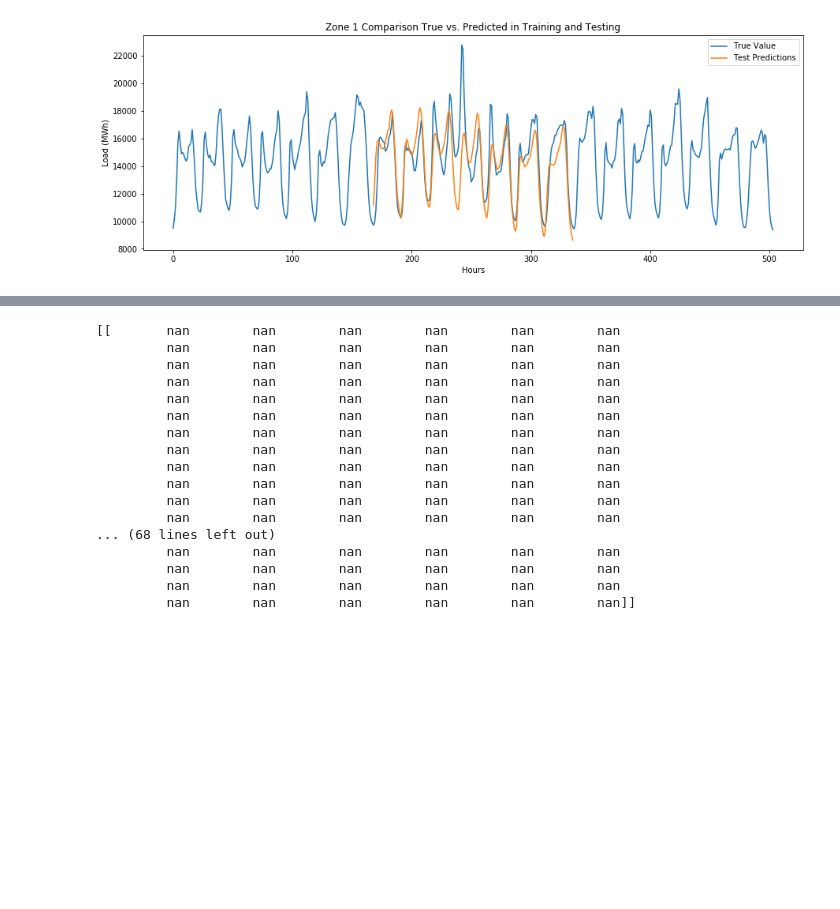
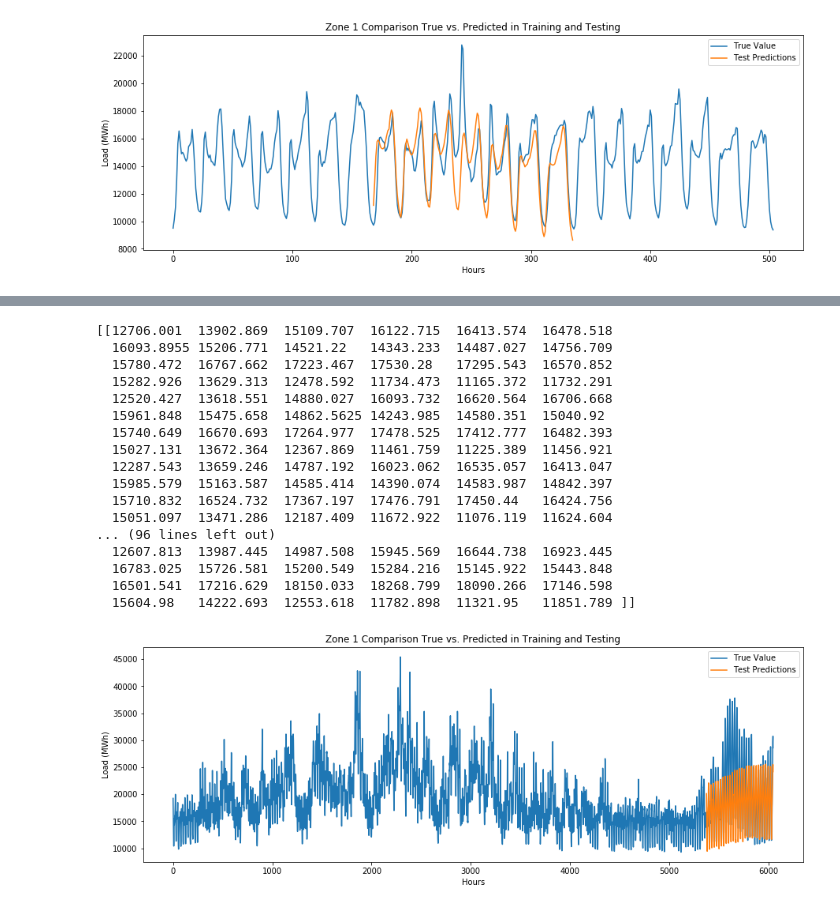
Before and after one commit to Pedromacedo41/MAP573, a Jupyter notebook: src/Raphael/LSTM-Bidirectional.ipynb, the cells around one changed output, grey strips where cells are left out. Drawn from its saved outputs; the diff is of its cells as text; code cells hidden in the pictures; blank space fills up the shorter version.

Commit message:
new bidir & ari results

```diff
--- a/src/Raphael/LSTM-Bidirectional.ipynb
+++ b/src/Raphael/LSTM-Bidirectional.ipynb
@@ -103,9 +109,9 @@ def create_model_nstep(train_X, train_Y, window_size = 1, nstep = 1):
 
     return(vanilla_rnn)
 # %%
-window_size, nstep =  24 * 7 * 4, 24 * 7
-train_X, train_Y = create_dataset_nstep_train(train, window_size, nstep)
-test_X, test_Y = create_dataset_nstep_test(test, window_size, nstep)
+window_size, nstep =  24 * 7 * 32, 24 * 7 * 4
+train_X, train_Y = create_dataset_nstep(train, window_size, nstep)
+test_X, test_Y = create_dataset_nstep(test, window_size, nstep)
 
 train_X = np.reshape(train_X, (train_X.shape[0], 1, train_X.shape[1]))
 test_X = np.reshape(test_X, (test_X.shape[0], 1, test_X.shape[1]))
@@ -115,6 +121,6 @@ SVG(model_to_dot(vanilla_rnn, show_shapes=True).create(prog='dot', format='svg')
 # %% [output]
 [drawing not drawn]
 # %%
-es = callbacks.EarlyStopping(monitor='val_loss', patience=10, verbose=1)
-history = vanilla_rnn.fit(train_X, train_Y, epochs = 100, batch_size = 32, verbose = 2, validation_split=0.15, callbacks=[es])
+es = callbacks.EarlyStopping(monitor='val_loss', patience=5, verbose=1)
+history = vanilla_rnn.fit(train_X, train_Y, epochs = 100, batch_size = 1000, verbose = 2, validation_split=0.15, callbacks=[es])
 # %% [output]
@@ -145,9 +151,17 @@ def get_predict_and_score(model, X, Y):
     score = math.sqrt(mean_squared_error(orig_data[:, 0], pred[:, 0]))
     return(score, pred)
 #     return pred
+def get_predict_and_score_multi(model, X, Y):
+    # transform the prediction to the original scale
+    pred = normalizer.inverse_transform(model.predict(X))
+    # transform also the label to the original scale for interpretability
+    orig_data =normalizer.inverse_transform(Y)
+    # calculate RMSE
+    score = math.sqrt(mean_squared_error(orig_data, pred))
+    return(score, pred)
 
-mse_train, train_predict = get_predict_and_score(vanilla_rnn, train_X, train_Y)
-mse_test, test_predict = get_predict_and_score(vanilla_rnn, test_X, test_Y)
+mse_train, train_predict = get_predict_and_score_multi(vanilla_rnn, train_X, train_Y)
+mse_test, test_predict = get_predict_and_score_multi(vanilla_rnn, test_X, test_Y)
 
 print("Training data error: %.2f MSE" % mse_train)
 print("Test data error: %.2f MSE" % mse_test)
@@ -248,24 +231,38 @@ import os
 # %%
-test_predictions=test_predictions[train_size + i * n + ws_2 - nstep: train_size + i * n + ws_2 + 2 * nstep].reshape(1, -1)
+test_predictions=test_predict[600].reshape(1, -1)
 print(test_predictions)
-path = r'../../Data/bidirectionallstm_predictor_168h_window672_37708_38212.csv'
+path = r'../../Data/ari4.csv'
 if not os.path.exists(path):
     np.savetxt(path, (test_predictions), delimiter=',')
 # %% [output]
-[[       nan        nan        nan        nan        nan        nan
-         nan        nan        nan        nan        nan        nan
-         nan        nan        nan        nan        nan        nan
-         nan        nan        nan        nan        nan        nan
-         nan        nan        nan        nan        nan        nan
-         nan        nan        nan        nan        nan        nan
-         nan        nan        nan        nan        nan        nan
-         nan        nan        nan        nan        nan        nan
-         nan        nan        nan        nan        nan        nan
-         nan        nan        nan        nan        nan        nan
-         nan        nan        nan        nan        nan        nan
-         nan        nan        nan        nan        nan        nan
-... (68 lines left out)
-         nan        nan        nan        nan        nan        nan
-         nan        nan        nan        nan        nan        nan
-         nan        nan        nan        nan        nan        nan
-         nan        nan        nan        nan        nan        nan]]
+[[12706.001  13902.869  15109.707  16122.715  16413.574  16478.518
+  16093.8955 15206.771  14521.22   14343.233  14487.027  14756.709
+  15780.472  16767.662  17223.467  17530.28   17295.543  16570.852
+  15282.926  13629.313  12478.592  11734.473  11165.372  11732.291
+  12520.427  13618.551  14880.027  16093.732  16620.564  16706.668
+  15961.848  15475.658  14862.5625 14243.985  14580.351  15040.92
+  15740.649  16670.693  17264.977  17478.525  17412.777  16482.393
+  15027.131  13672.364  12367.869  11461.759  11225.389  11456.921
+  12287.543  13659.246  14787.192  16023.062  16535.057  16413.047
+  15985.579  15163.587  14585.414  14390.074  14583.987  14842.397
+  15710.832  16524.732  17367.197  17476.791  17450.44   16424.756
+  15051.097  13471.286  12187.409  11672.922  11076.119  11624.604
+... (96 lines left out)
+  12607.813  13987.445  14987.508  15945.569  16644.738  16923.445
+  16783.025  15726.581  15200.549  15284.216  15145.922  15443.848
+  16501.541  17216.629  18150.033  18268.799  18090.266  17146.598
+  15604.98   14222.693  12553.618  11782.898  11321.95   11851.789 ]]
+# %%
+# Create the plot.
+plt.figure(figsize = (15, 5))
+i = 1600
+plt.plot(normalizer.inverse_transform(dataset)[train_size+i:train_size + window_size + nstep + i], label = "True Value")
+# plt.plot(train_predictions, label = "Training Predictions")
+plt.plot(np.concatenate((np.array([np.nan] * (window_size)), test_predict[i])), label = "Test Predictions")
+plt.xlabel("Hours")
+plt.ylabel("Load (MWh)")
+plt.title("Zone 1 Comparison True vs. Predicted in Training and Testing")
+plt.legend()
+plt.show()
+# %% [output]
+[figure, added]
```
Also changed, not shown: parts of 15 cells of this notebook, 7 other files.
